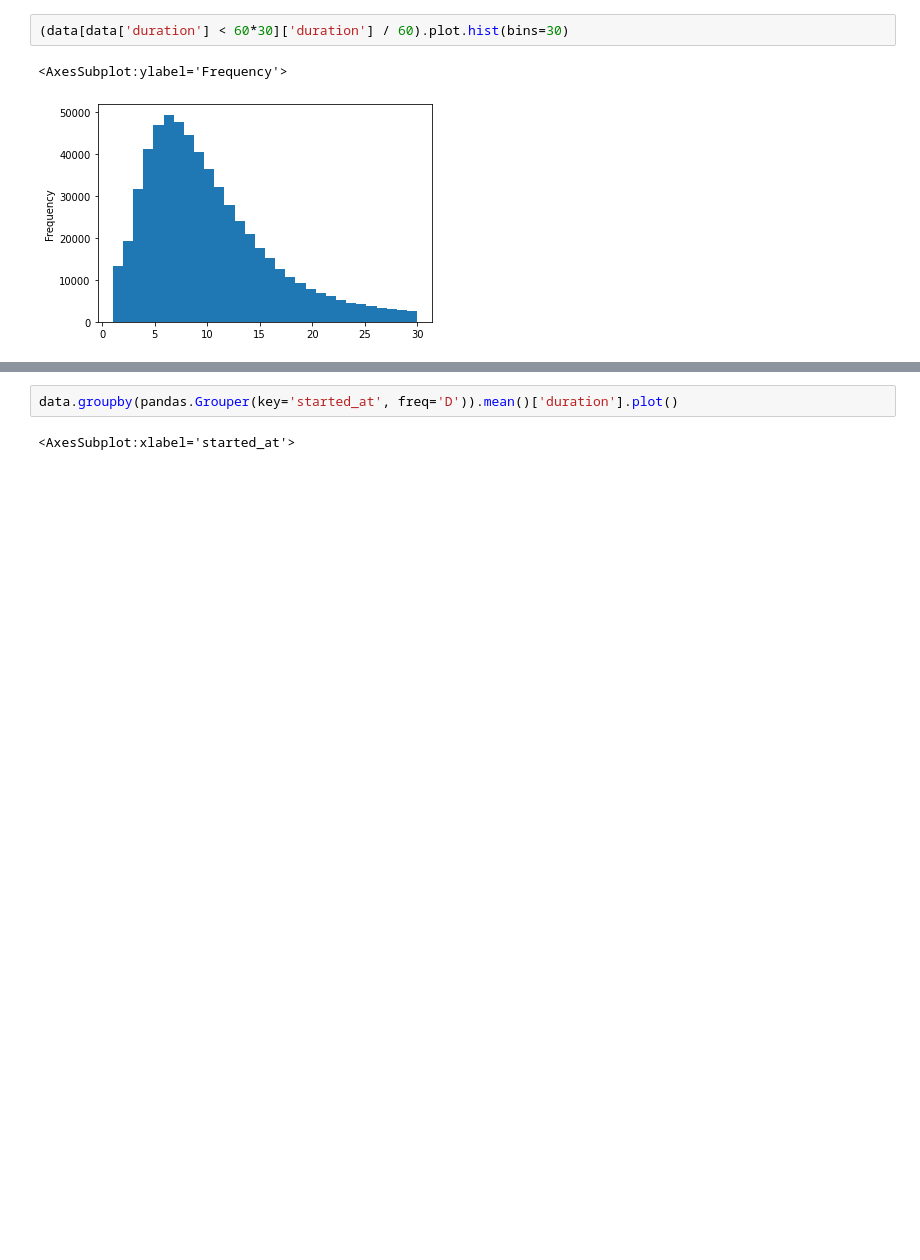
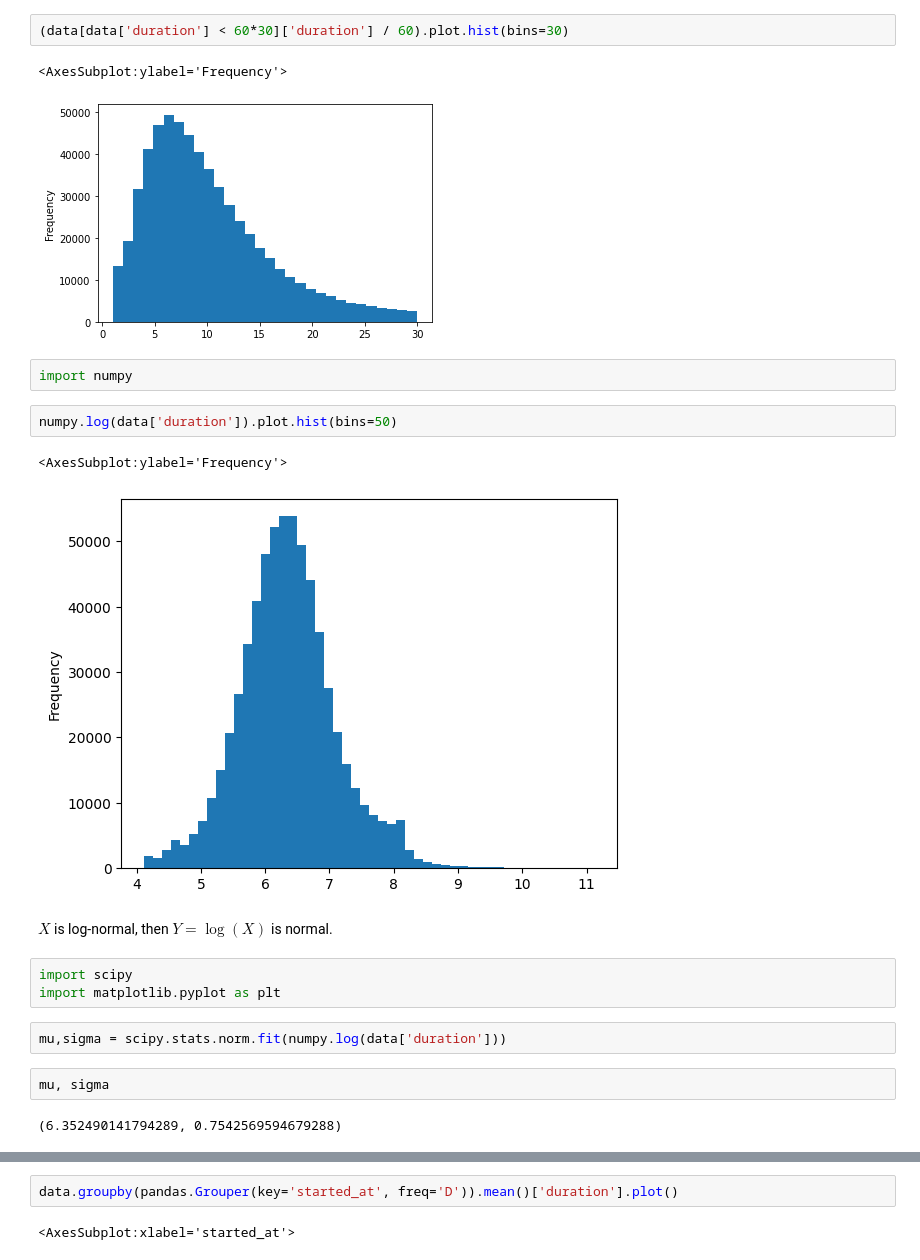
Before and after one commit to dhesse/IN-STK5000-Autumn-2022, a Jupyter notebook: nbhome/10 Outliers.ipynb, the cells around one changed output, grey strips where cells are left out. Drawn from its saved outputs; the diff is of its cells as text; blank space fills up the shorter version.

```diff
--- a/nbhome/10 Outliers.ipynb
+++ b/nbhome/10 Outliers.ipynb
@@ -21,3 +46,21 @@ data['duration'].plot.hist()
 # %% [output]
 <AxesSubplot:ylabel='Frequency'>
 [figure]
+# %%
+import numpy
+# %%
+numpy.log(data['duration']).plot.hist(bins=50)
+# %% [output]
+<AxesSubplot:ylabel='Frequency'>
+[figure, added]
+# %% [markdown]
+$X$ is log-normal, then $Y = \operatorname{log}(X)$ is normal.
+# %%
+import scipy
+import matplotlib.pyplot as plt
+# %%
+mu,sigma = scipy.stats.norm.fit(numpy.log(data['duration']))
+# %%
+mu, sigma
+# %% [output]
+(6.352490141794289, 0.7542569594679288)
```
Also changed, not shown: parts of 26 cells of this notebook, 2 other files.
